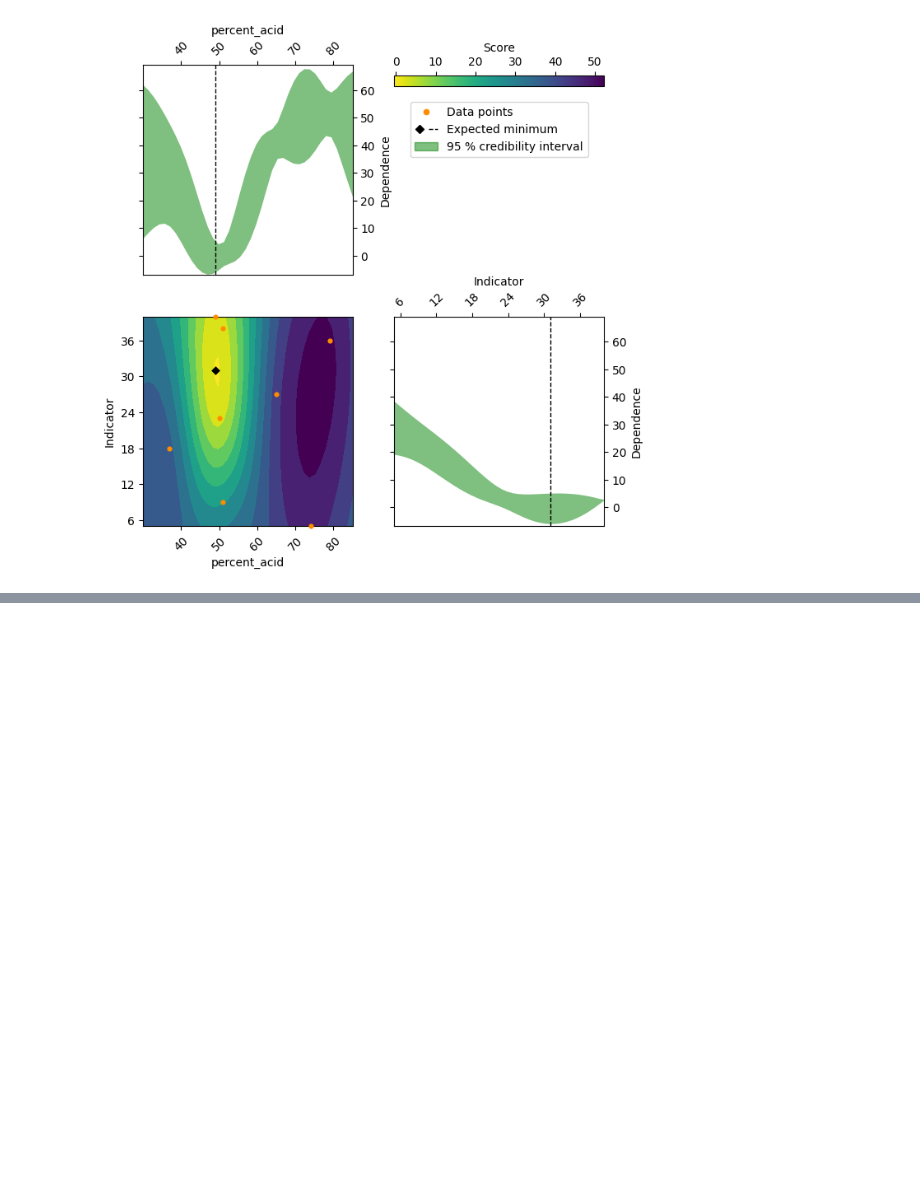
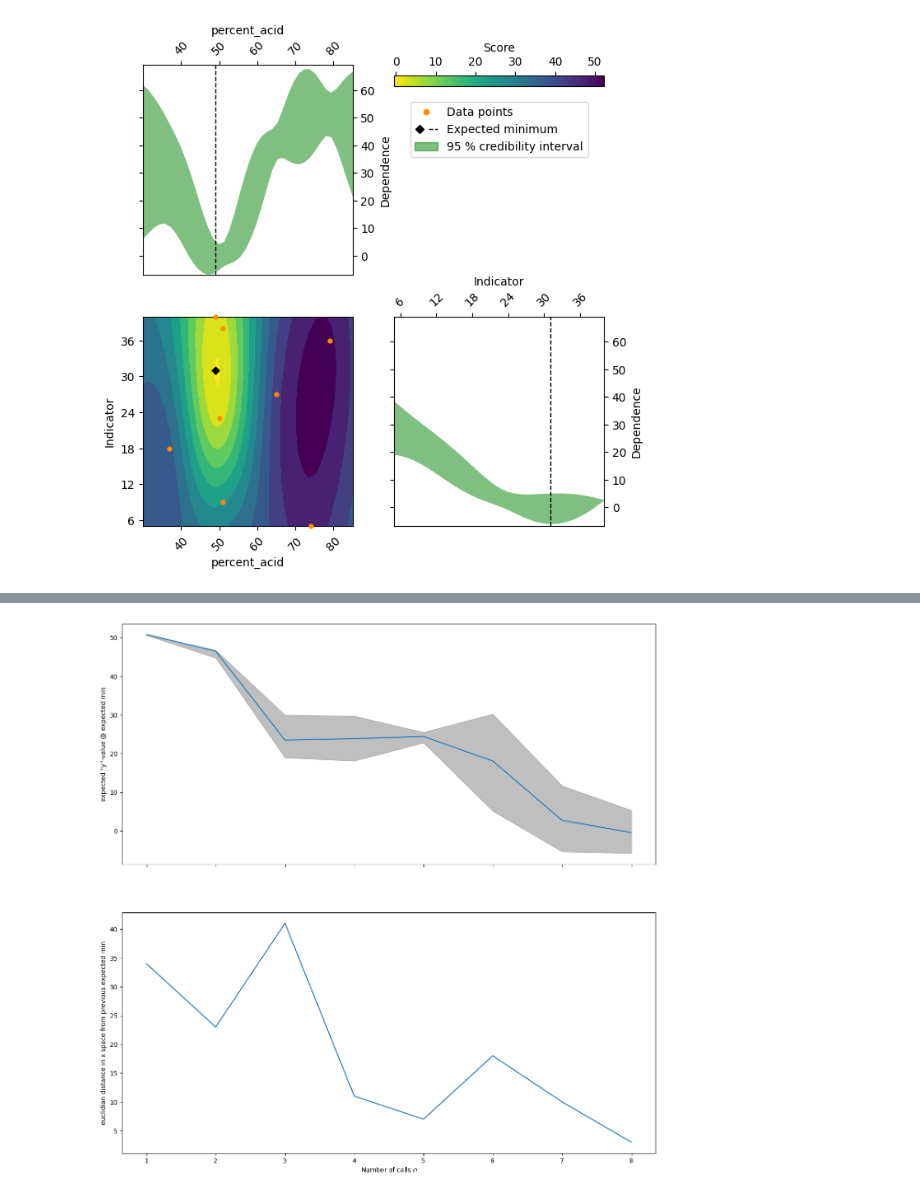
Before and after one commit to novonordisk-research/ProcessOptimizer, a Jupyter notebook: examples/design_qualifications/Model_systems_color_pH.ipynb, the cells around one changed output, grey strips where cells are left out. Cells and saved outputs as stored; diff of their text form; code cells hidden in the pictures; blank space fills up the shorter version.

```diff
--- a/examples/design_qualifications/Model_systems_color_pH.ipynb
+++ b/examples/design_qualifications/Model_systems_color_pH.ipynb
@@ -79,0 +80,4 @@ print(expected_minimum)
+# %%
+_ = po.plot_expected_minimum_convergence(result, sigma=0.4)
+# %% [output]
+[figure, added]
```
Also changed, not shown: parts of 8 cells of this notebook, 2 other files.
